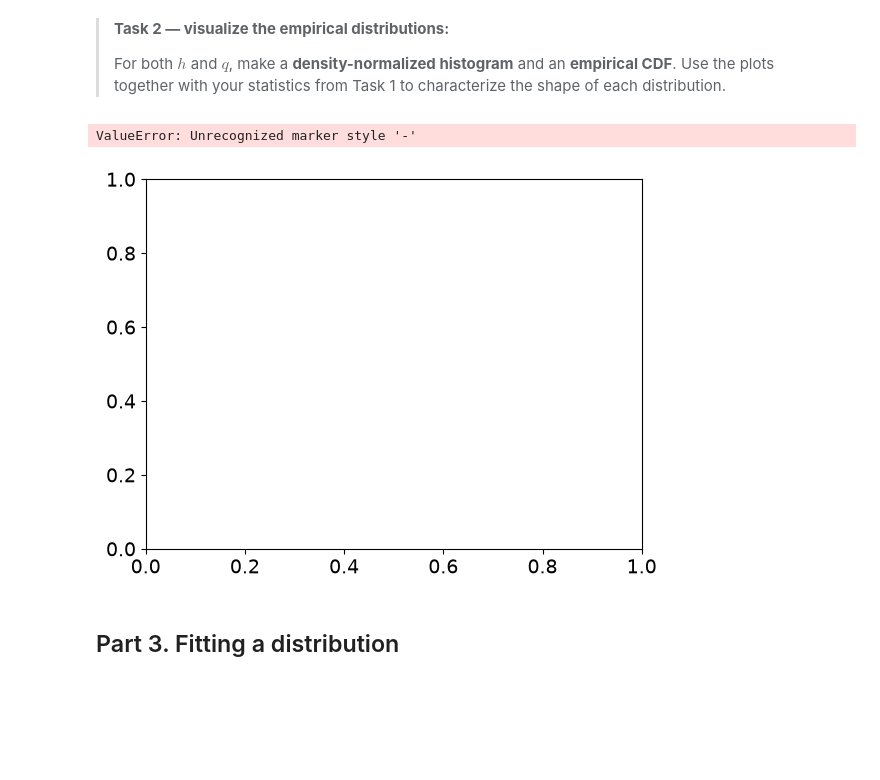
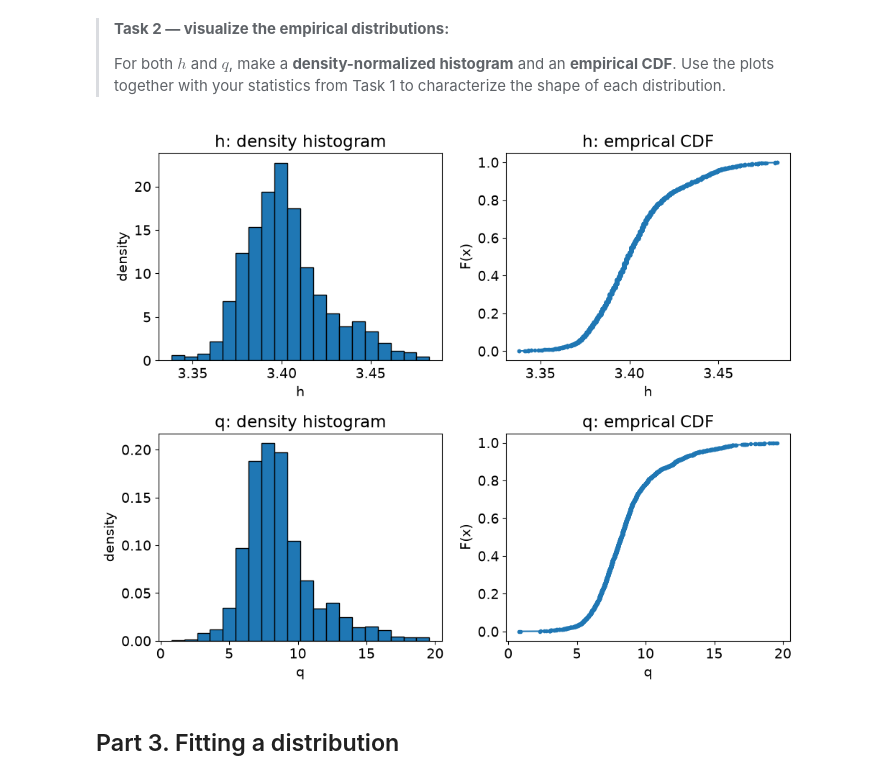
Before and after one commit to mzon64/GA1.4-TeamOlivine8, a Jupyter notebook: GA_1.4.ipynb, the cells around one changed output. Cells and saved outputs as stored; diff of their text form; code cells hidden in the pictures; blank space fills up the shorter version.

```diff
--- a/GA_1.4.ipynb
+++ b/GA_1.4.ipynb
@@ -107,12 +107,22 @@ def ecdf(var):
 # %%
 fig, axes = plt.subplots (2,2, figsize=(10, 8))
 
 for i, (name,data) in enumerate([('h',h),('q',q)]):
     axes[i,0].hist(data, bins=20, density=True, edgecolor='k')
-    axes[i,0]
+    axes[i,0].set_title(f'{name}: density histogram')
+    axes[i,0].set_xlabel(name)
+    axes[i,0].set_ylabel('density')
+
+    y, x = ecdf(data)
+    axes[i,1].plot(x, y, marker='.')
+    axes[i,1].set_title(f'{name}: emprical CDF')
+    axes[i,1].set_xlabel(name)
+    axes[i,1].set_ylabel('F(x)')
+
+plt.tight_layout()
+plt.show()
 # %% [output]
-ValueError: Unrecognized marker style '-'
-[figure, old version]
+[figure, new version]
 # %% [markdown]
 ## Part 3. Fitting a distribution
 # %% [markdown]
```
